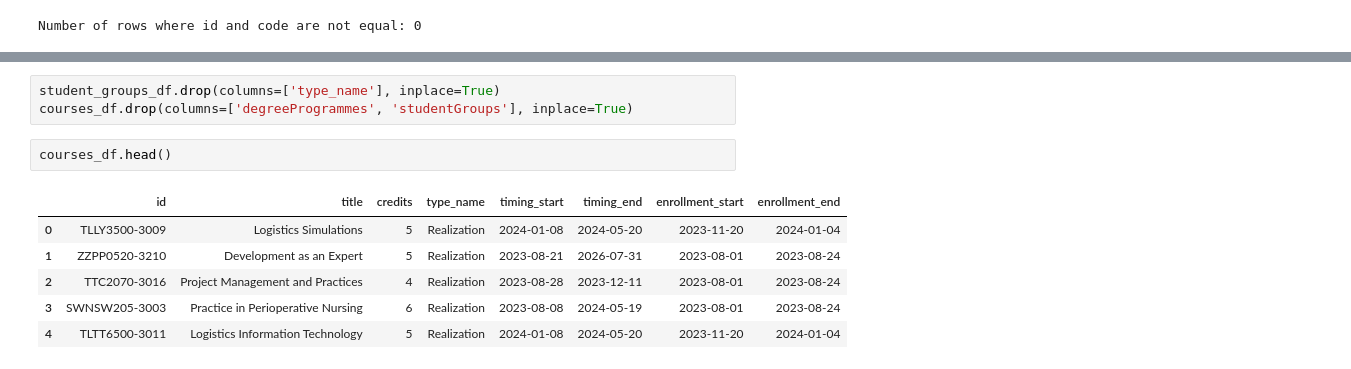
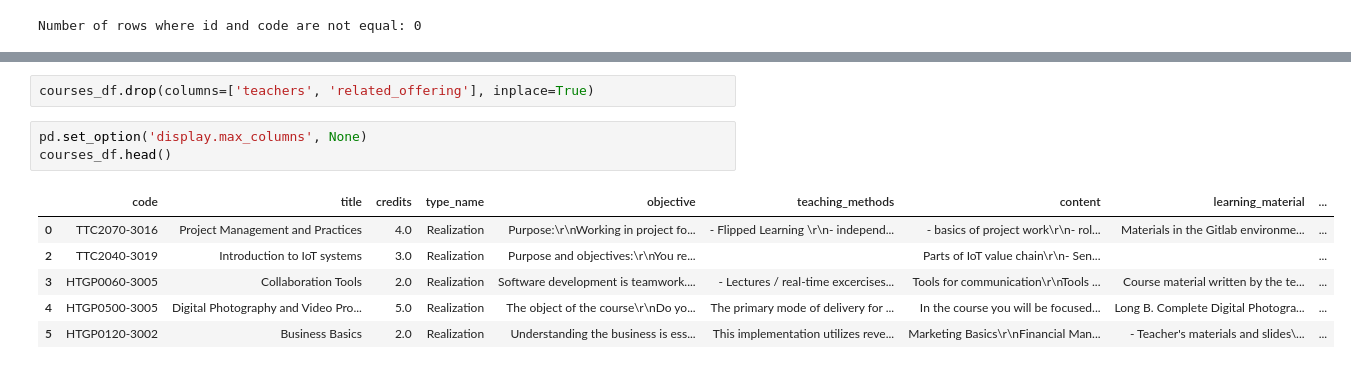
Before and after one commit to tea-ok/JAMK-course-review, a Jupyter notebook: data/cleaning.ipynb, the cells around one changed output, grey strips where cells are left out. Drawn from its saved outputs; the diff is of its cells as text.

```diff
--- a/data/cleaning.ipynb
+++ b/data/cleaning.ipynb
@@ -102,12 +156,12 @@ Dropping `type_name` column from `student_groups_df` as it's always the same. Al
-# %%
-student_groups_df.drop(columns=['type_name'], inplace=True)
-courses_df.drop(columns=['degreeProgrammes', 'studentGroups'], inplace=True)
-# %%
-courses_df.head()
-# %% [output]
-|  | id | title | credits | type_name | timing_start | timing_end | enrollment_start | enrollment_end |
-| 0 | TLLY3500-3009 | Logistics Simulations | 5 | Realization | 2024-01-08 | 2024-05-20 | 2023-11-20 | 2024-01-04 |
-| 1 | ZZPP0520-3210 | Development as an Expert | 5 | Realization | 2023-08-21 | 2026-07-31 | 2023-08-01 | 2023-08-24 |
-| 2 | TTC2070-3016 | Project Management and Practices | 4 | Realization | 2023-08-28 | 2023-12-11 | 2023-08-01 | 2023-08-24 |
-| 3 | SWNSW205-3003 | Practice in Perioperative Nursing | 6 | Realization | 2023-08-08 | 2024-05-19 | 2023-08-01 | 2023-08-24 |
-| 4 | TLTT6500-3011 | Logistics Information Technology | 5 | Realization | 2024-01-08 | 2024-05-20 | 2023-11-20 | 2024-01-04 |
+# %%
+courses_df.drop(columns=['teachers', 'related_offering'], inplace=True)
+# %%
+pd.set_option('display.max_columns', None)
+courses_df.head()
+# %% [output]
+|  | code | title | credits | type_name | objective | teaching_methods | content | learning_material | ... |
+| 0 | TTC2070-3016 | Project Management and Practices | 4.0 | Realization | Purpose:\r\nWorking in project fo... | - Flipped Learning \r\n- independ... | - basics of project work\r\n- rol... | Materials in the Gitlab environme... | ... |
+| 2 | TTC2040-3019 | Introduction to IoT systems | 3.0 | Realization | Purpose and objectives:\r\nYou re... |  | Parts of IoT value chain\r\n- Sen... |  | ... |
+| 3 | HTGP0060-3005 | Collaboration Tools | 2.0 | Realization | Software development is teamwork.... | - Lectures / real-time excercises... | Tools for communication\r\nTools ... | Course material written by the te... | ... |
+| 4 | HTGP0500-3005 | Digital Photography and Video Pro... | 5.0 | Realization | The object of the course\r\nDo yo... | The primary mode of delivery for ... | In the course you will be focused... | Long B. Complete Digital Photogra... | ... |
+| 5 | HTGP0120-3002 | Business Basics | 2.0 | Realization | Understanding the business is ess... | This implementation utilizes reve... | Marketing Basics\r\nFinancial Man... | - Teacher's materials and slides\... | ... |
```
Also changed, not shown: parts of 22 cells of this notebook, 2 other files.
